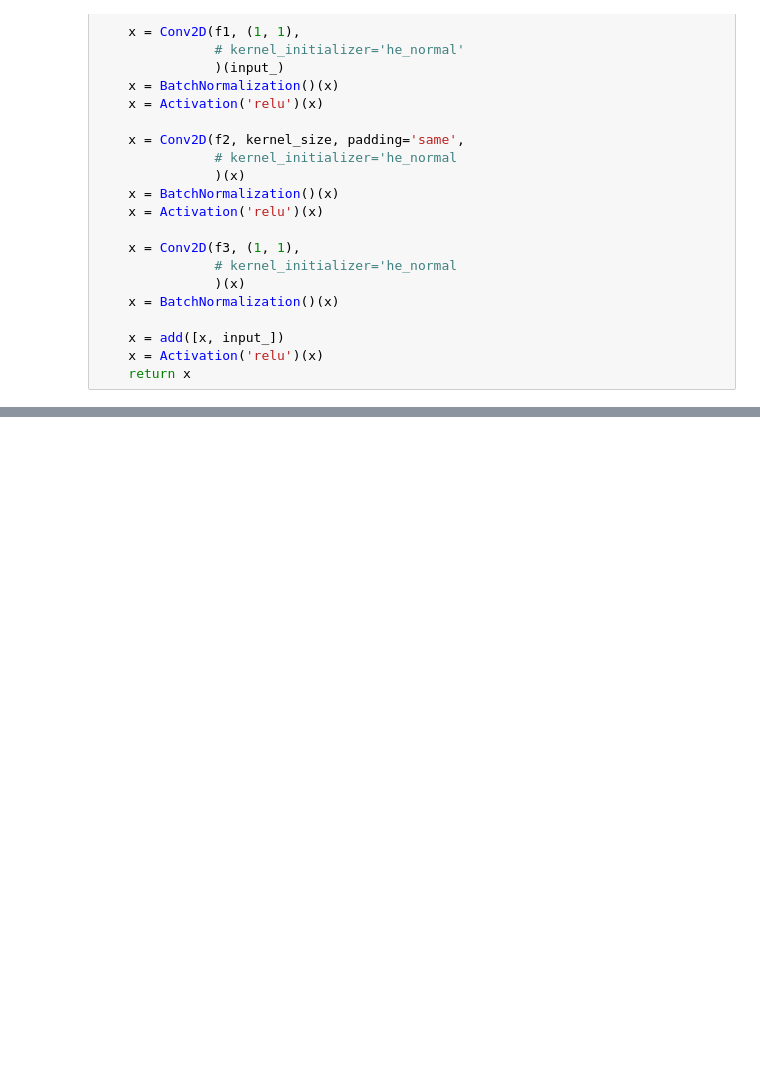
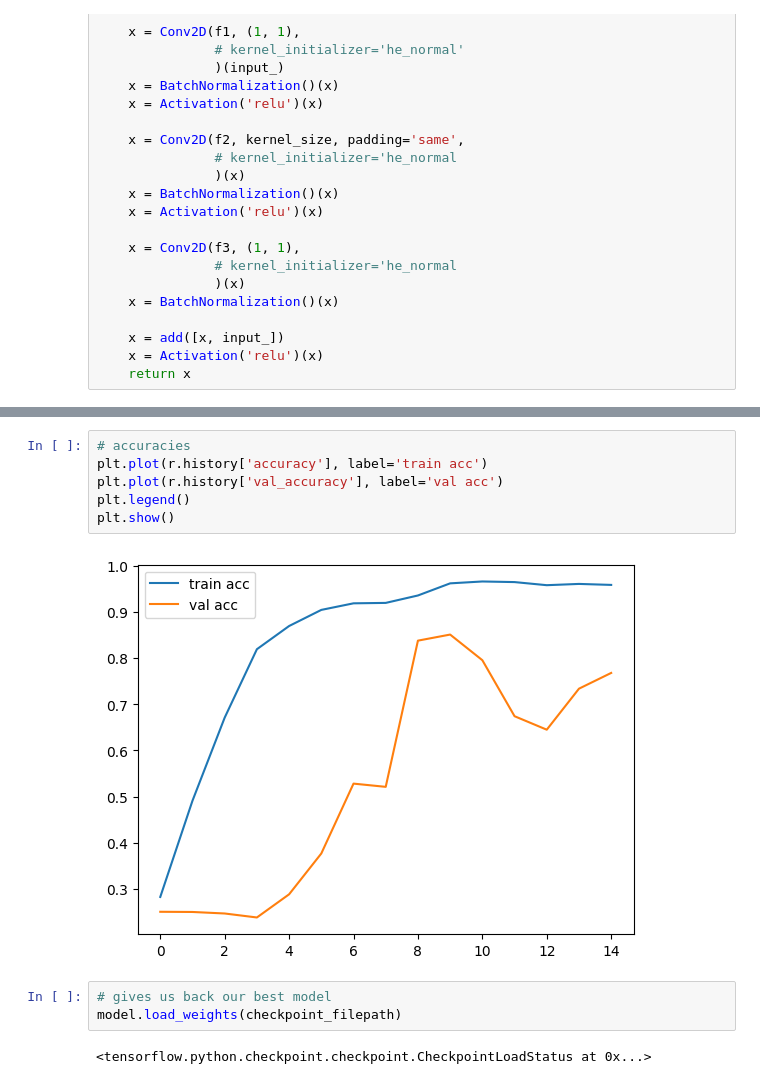
Before and after one commit to JonasHagstrom79/Advanced_Computer_Vision, a Jupyter notebook: 08_ResNet_Blood_Cell.ipynb, the cells around one changed output, grey strips where cells are left out. Saved outputs shown, nothing was run; the diff lists cells and outputs as text; blank space fills up the shorter version.

```diff
--- a/08_ResNet_Blood_Cell.ipynb
+++ b/08_ResNet_Blood_Cell.ipynb
@@ -102,0 +281,13 @@ def conv_block(input,
+# %%
+# accuracies
+plt.plot(r.history['accuracy'], label='train acc')
+plt.plot(r.history['val_accuracy'], label='val acc')
+plt.legend()
+plt.show()
+# %% [output]
+[figure, added]
+# %%
+# gives us back our best model
+model.load_weights(checkpoint_filepath)
+# %% [output]
+<tensorflow.python.checkpoint.checkpoint.CheckpointLoadStatus at 0x...>
```
Also changed, not shown: parts of 24 cells of this notebook.
